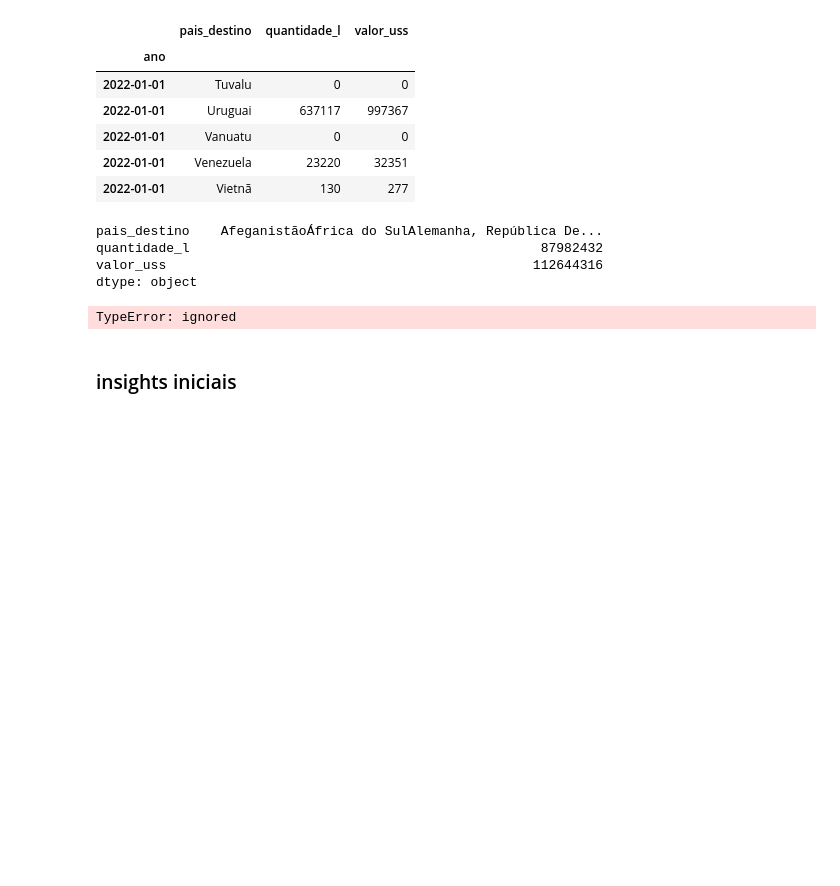
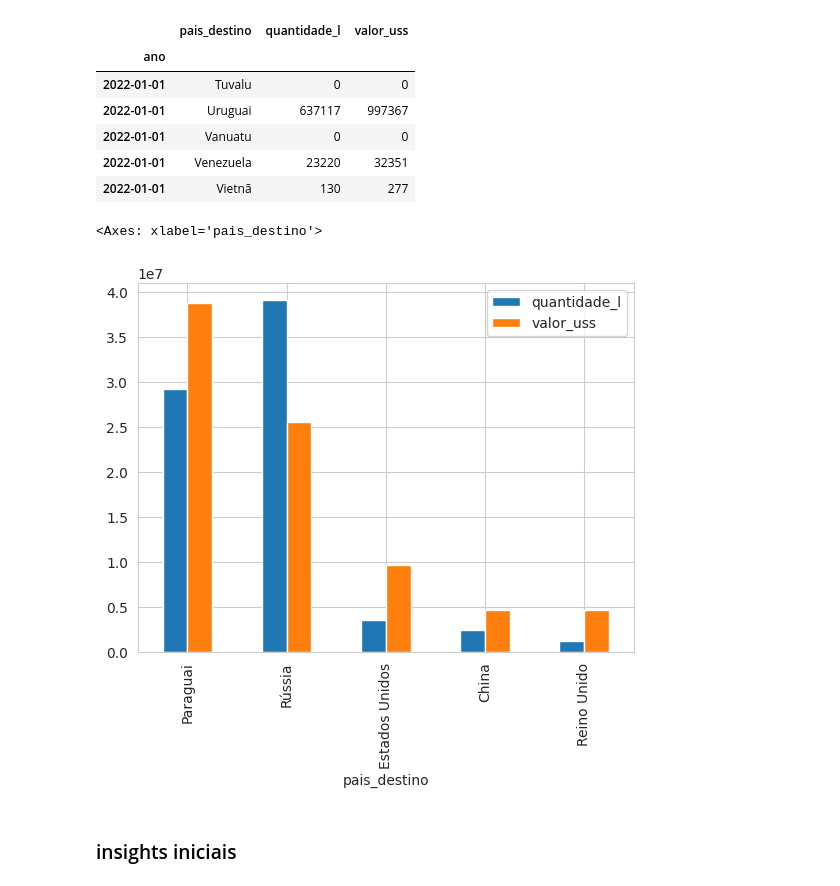
Before and after one commit to arianesannt/notebooks, a Jupyter notebook: atividadeFIAP.ipynb, the cells around one changed output. Drawn from its saved outputs; the diff is of its cells as text; code cells hidden in the pictures; blank space fills up the shorter version.

```diff
--- a/atividadeFIAP.ipynb
+++ b/atividadeFIAP.ipynb
@@ -349,20 +345,3 @@ exportacao1.tail()
 | 2022-01-01 | Vanuatu | 0 | 0 |
 | 2022-01-01 | Venezuela | 23220 | 32351 |
 | 2022-01-01 | Vietnã | 130 | 277 |
-# %%
-exportacao1.sum()
-#exportacao1.sort_values(by=['valor_uss'], ascending=False)
-# %% [output]
-pais_destino    AfeganistãoÁfrica do SulAlemanha, República De...
-quantidade_l                                             87982432
-valor_uss                                               112644316
-dtype: object
-# %%
-paleta = sns.color_palette('rocket', 18)
-sns.set_style("whitegrid")
-ax = sns.catplot(data = exportacao1.head(4).sum().max() , x = 'quantidade_l', y = 'valor_uss', col = 'pais_destino', kind = 'bar', palette = paleta, col_wrap = 2)
-ax.set_xticklabels(rotation = 45)
-ax.set_axis_labels('', 'Exportações Vinho')
-ax.set_titles('{col_name}')
-# %% [output]
-TypeError: ignored
@@ -375,9 +348,14 @@ sns.lineplot(data=exportacao1)
 # %%
-# analisando o somatorio de vendas por pais (foco no valor monetario) do ultimos 15 anos
+# analisando o somatorio de vendas doa 5 países que mais compraram do Brasil (foco no valor monetario) nos ultimos 15 anos
 
 somatorio_venda_por_pais = exportacao.groupby(by='pais_destino').sum(['quantidade_l', 'valor_uss'])
 somatorio_venda_por_pais = somatorio_venda_por_pais.sort_values(by='valor_uss', ascending=False)
-somatorio_venda_por_pais
+somatorio_venda_por_pais_top5 = somatorio_venda_por_pais.loc[somatorio_venda_por_pais['valor_uss'] >= 4711464]
+# %%
+somatorio_venda_por_pais_top5.plot(kind='bar')
+# %% [output]
+<Axes: xlabel='pais_destino'>
+[figure, added]
 # %%
 # vou separar os paises que compraram do brasil dos paises que não compraram do brasil
 
```
Also changed, not shown: parts of 3 cells of this notebook.
